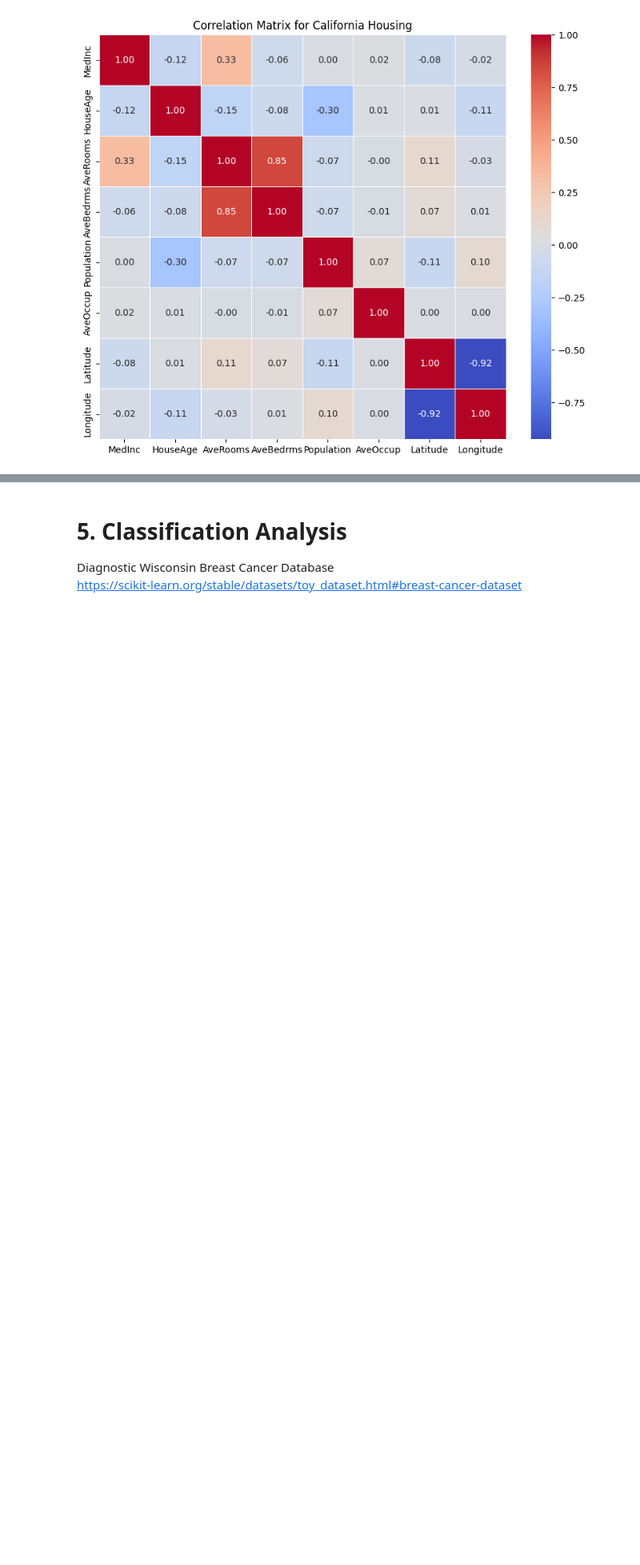
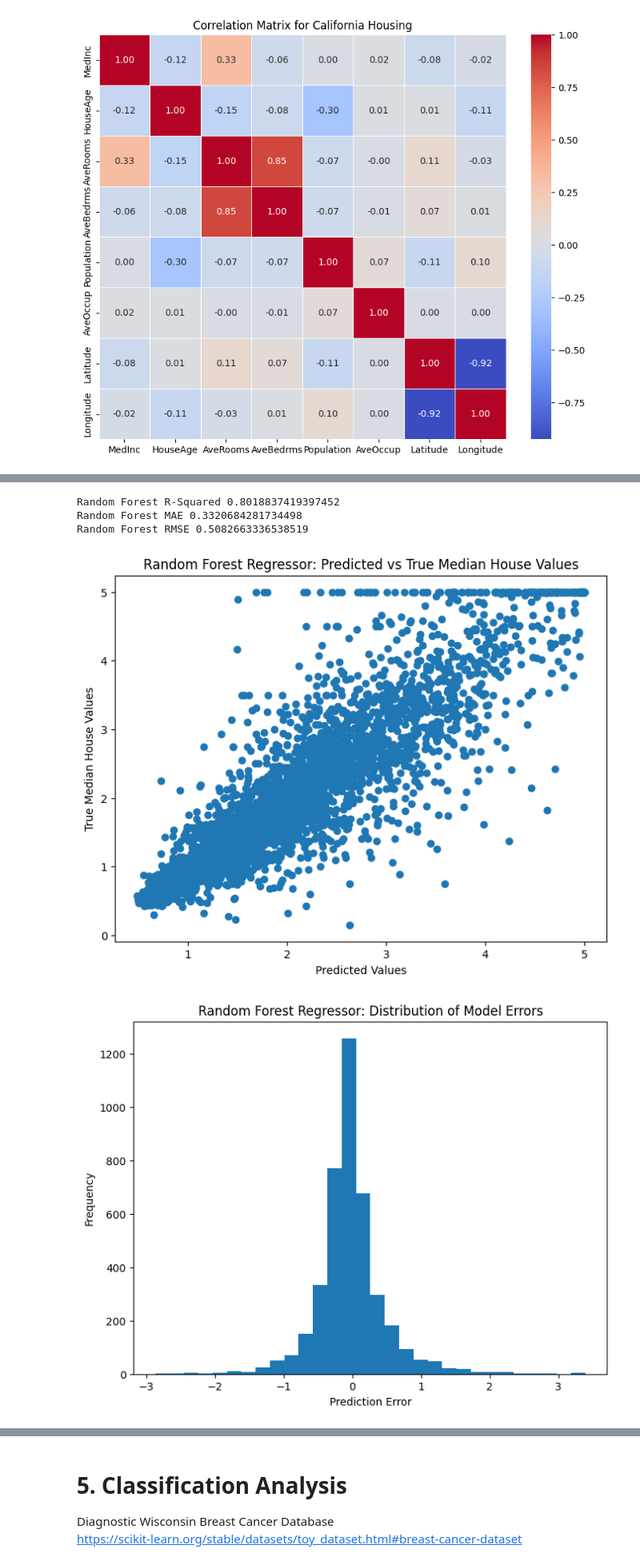
Before and after one commit to brodyanderson/math-6880-Project1, a Jupyter notebook: project1.ipynb, the cells around one changed output, grey strips where cells are left out. Shown at 80% size. Saved outputs shown, nothing was run; the diff lists cells and outputs as text; code cells hidden in the pictures; blank space fills up the shorter version.

```diff
--- a/project1.ipynb
+++ b/project1.ipynb
@@ -162,0 +171,38 @@ Bayesian Ridge R-Squared 0.5942506084924775
+# %%
+from sklearn.ensemble import RandomForestRegressor
+
+model = RandomForestRegressor()
+model.fit(X_train, y_train)
+y_pred = model.predict(X_test)
+
+print("Random Forest R-Squared", r2_score(y_test, y_pred))
+print("Random Forest MAE", mean_absolute_error(y_test, y_pred))
+print("Random Forest RMSE", np.sqrt(mean_squared_error(y_test, y_pred)))
+
+print()
+print()
+
+plt.figure(figsize=(8, 6))
+plt.scatter(y_pred, y_test)
+plt.xlabel('Predicted Values')
+plt.ylabel('True Median House Values')
+plt.title('Random Forest Regressor: Predicted vs True Median House Values')
+plt.show()
+
+print()
+print()
+
+errors = y_test - y_pred
+
+plt.figure(figsize=(8, 6))
+plt.hist(errors, bins=30)
+plt.xlabel('Prediction Error')
+plt.ylabel('Frequency')
+plt.title('Random Forest Regressor: Distribution of Model Errors')
+plt.show()
+# %% [output]
+Random Forest R-Squared 0.8018837419397452
+Random Forest MAE 0.3320684281734498
+Random Forest RMSE 0.5082663336538519
+[figure, added]
+[figure, added]
```
Also changed, not shown: parts of 10 cells of this notebook.
